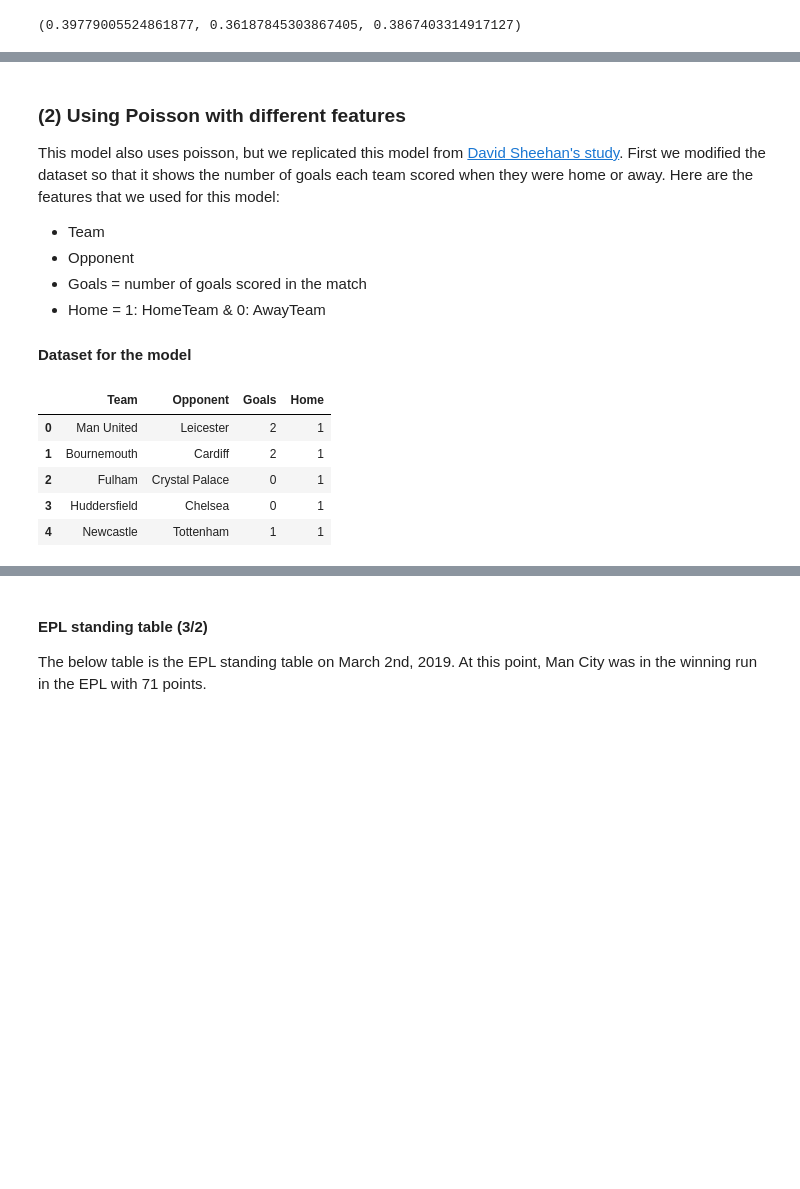
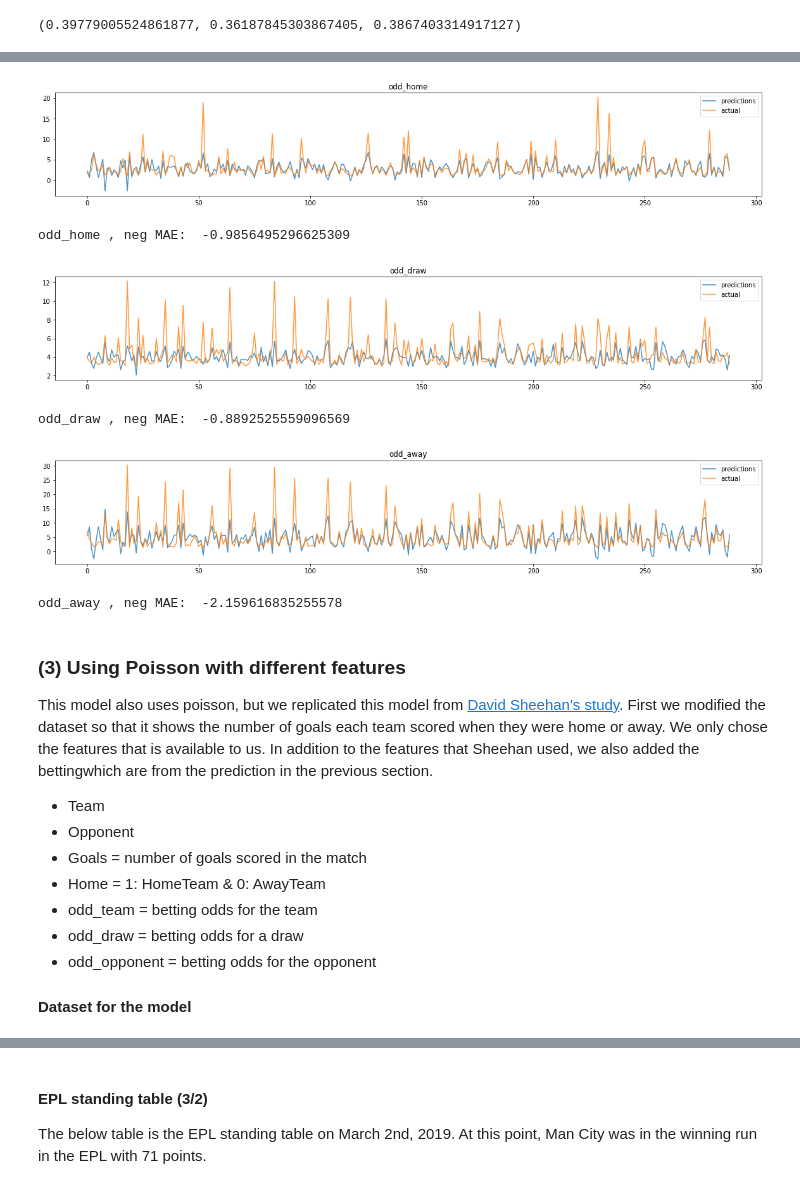
Before and after one commit to info370a-w19-finalproject2/final_project, a Jupyter notebook: report.ipynb, the cells around one changed output, grey strips where cells are left out. Saved outputs shown, nothing was run; the diff lists cells and outputs as text; code cells hidden in the pictures; blank space fills up the shorter version.

Commit message:
add vincent's model to report

```diff
--- a/report.ipynb
+++ b/report.ipynb
@@ -783,0 +946,22 @@ Generalized Linear Model Regression Results
+# %%
+# FORWARD SELECTION
+
+for odd_type in ['odd_home', 'odd_draw', 'odd_away']:
+    lin_model = forward_selected(df_past_seasons[np.append(columns_to_use, odd_type)], odd_type)
+    predictions = lin_model.predict(df_1819[np.append(columns_to_use, odd_type)])
+    score = 0-mean_absolute_error(df_1819[odd_type].values, predictions.values)
+
+    plt.figure(figsize=(20, 3))
+    plt.plot(np.arange(len(predictions)), predictions, alpha=0.8, label='predictions')
+    plt.plot(np.arange(len(predictions)), df_1819[odd_type].values, alpha=0.8, label='actual')
+    plt.title(odd_type)
+    plt.legend()
+    plt.show()
+    print(odd_type, ', neg MAE: ', score)
+# %% [output]
+[figure, added]
+odd_home , neg MAE:  -0.9856495296625309
+[figure, added]
+odd_draw , neg MAE:  -0.8892525559096569
+[figure, added]
+odd_away , neg MAE:  -2.159616835255578
@@ -784,31 +1011,26 @@ Generalized Linear Model Regression Results
 # %% [markdown]
-### (2) Using Poisson with different features
+### (3) Using Poisson with different features
 
-This model also uses poisson, but we replicated this model from [David Sheehan's study](https://dashee87.github.io/football/python/predicting-football-results-with-statistical-modelling/). First we modified the dataset so that it shows the number of goals each team scored when they were home or away.
-Here are the features that we used for this model:
+This model also uses poisson, but we replicated this model from [David Sheehan's study](https://dashee87.github.io/football/python/predicting-football-results-with-statistical-modelling/). First we modified the  dataset so that it shows the number of goals each team scored when they were home or away. We only chose the features that is available to us. In addition to the features that Sheehan used, we also added the bettingwhich are from the prediction in the previous section.
 
 * Team
 * Opponent
 * Goals = number of goals scored in the match
 * Home = 1: HomeTeam & 0: AwayTeam
+* odd_team = betting odds for the team
+* odd_draw = betting odds for a draw
+* odd_opponent = betting odds for the opponent
 
 #### Dataset for the model
 # %%
 # Take a home team and away team
-team_opponent_data_home = data_1819[['HomeTeam', 'AwayTeam', 'FTHG']]
-team_opponent_data_home.columns = ['Team', 'Opponent', 'Goals']
+team_opponent_data_home = data_1819[['HomeTeam', 'AwayTeam', 'FTHG', 'odd_home', 'odd_draw', 'odd_away']]
+team_opponent_data_home.columns = ['Team', 'Opponent', 'Goals', 'odd_team', 'odd_draw', 'odd_opponent']
 team_opponent_data_home['Home'] = 1
-team_opponent_data_away = data_1819[['AwayTeam', 'HomeTeam', 'FTAG']]
-team_opponent_data_away.columns = ['Team', 'Opponent', 'Goals']
+team_opponent_data_away = data_1819[['AwayTeam', 'HomeTeam', 'FTAG', 'odd_away', 'odd_draw', 'odd_home']]
+team_opponent_data_away.columns = ['Team', 'Opponent', 'Goals', 'odd_team', 'odd_draw', 'odd_opponent']
 team_opponent_data_away['Home'] = 0
 
 team_opponent_data = team_opponent_data_home.append(team_opponent_data_home).append(team_opponent_data_away)
 team_opponent_data.head()
-# %% [output]
-|  | Team | Opponent | Goals | Home |
-| 0 | Man United | Leicester | 2 | 1 |
-| 1 | Bournemouth | Cardiff | 2 | 1 |
-| 2 | Fulham | Crystal Palace | 0 | 1 |
-| 3 | Huddersfield | Chelsea | 0 | 1 |
-| 4 | Newcastle | Tottenham | 1 | 1 |
 # %%
```
Also changed, not shown: parts of 17 cells of this notebook.
